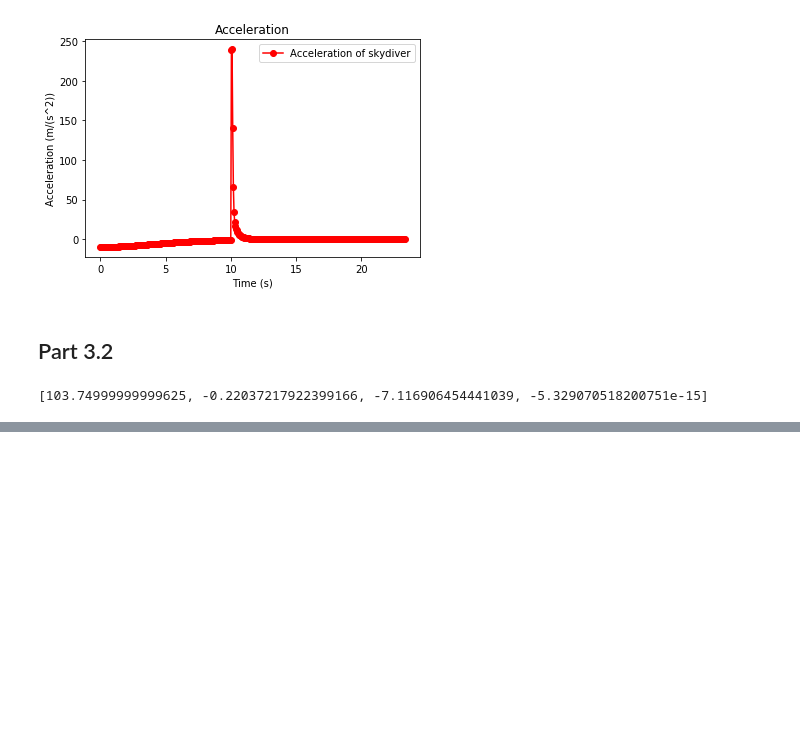
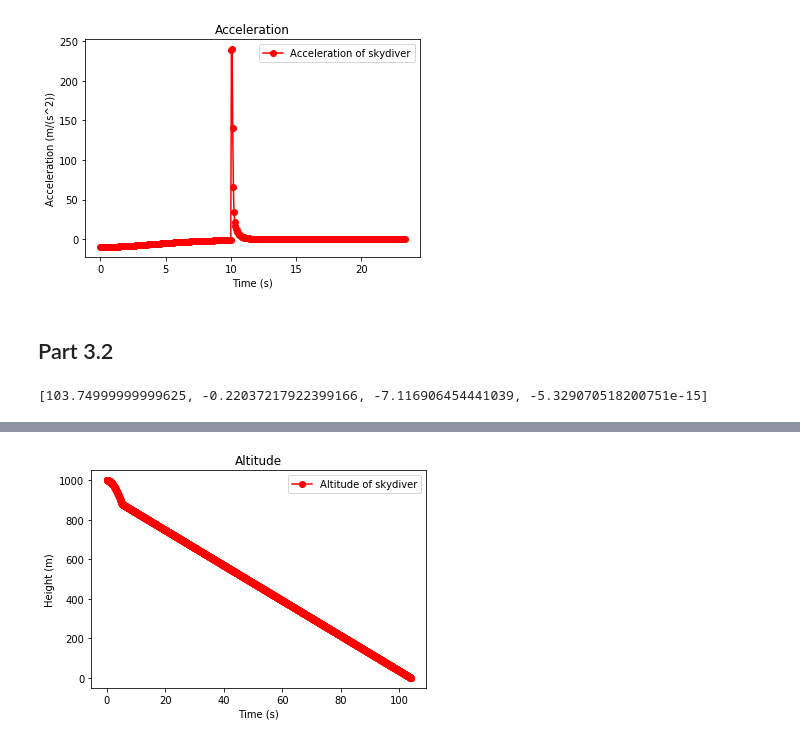
Before and after one commit to riley-martine/calc, a Jupyter notebook: Euler's Method.ipynb, the cells around one changed output, grey strips where cells are left out. Cells and saved outputs as stored; diff of their text form; code cells hidden in the pictures; blank space fills up the shorter version.

```diff
--- a/Euler's Method.ipynb
+++ b/Euler's Method.ipynb
@@ -439,3 +439,97 @@ if abs(last[2] - 6) < 1:
     disp(rowstack)
 # %% [output]
 [103.74999999999625, -0.22037217922399166, -7.116906454441039, -5.329070518200751e-15]
+# %%
+skydiver_constant = proportion_air(coefficient=0.57,
+                                   air_density=1.3,
+                                   surface_area=0.7,
+                                   mass=90)
+
+parachute_constant = proportion_air(coefficient=0.57,
+                                    air_density=1.3,
+                                    surface_area=30,
+                                    mass=90)
+#print(skydiver_constant)
+#print(parachute_constant)
+
+def next_row(previous):
+    time_p, alt_p, vel_p, acc_p = previous
+    delta_t = 0.05
+    time = time_p + delta_t
+    alt = alt_p + (vel_p * delta_t)
+    vel = vel_p + (acc_p * delta_t)
+    if time_p >= 5:
+        acc = acceleration(parachute_constant, vel_p)
+    else:
+        acc = acceleration(skydiver_constant, vel_p)
+    return [time, alt, vel, acc]
+
+
+# rows = []
+# current_row = [0, 4000, 0, -9.8]
+# for i in range(6):
+#     rows.append(current_row)
+#     current_row = next_row(current_row)
+
+#print(tabulate(rows, headers=["Time", "Altitude", "Velocity", "Acceleration"]))
+
+current_row = [0, 1000, 0, -9.8]
+all_rows = [current_row]
+close_rows = [current_row]
+while current_row[1] > 0:
+    if len(close_rows) > 5:
+        close_rows.remove(close_rows[0])
+    current_row = next_row(current_row)
+    all_rows.append(current_row)
+    close_rows.append(current_row)
+
+for i in range(5):
+    current_row = next_row(current_row)
+    close_rows.append(current_row)
+
+last = all_rows[-1]
+print(f"He was going {last[2]} m/s when he reached the altitude of {last[1]}m.")
+
+chute_row = [r for r in all_rows if abs(r[0]-3.00) < 0.0001][0]
+print(f"When the chute opened, he was {chute_row[1]}m up in the air.")
+
+print(f"He reached the ground at {last[0]}s.")
+print(f"He was going {chute_row[2]} m/s when he opened his chute.")
+
+alt_points = [(a[0], a[1]) for a in all_rows]
+vel_points = [(a[0], a[2]) for a in all_rows]
+acc_points = [(a[0], a[3]) for a in all_rows]
+
+display(HTML(tabulate(smallrowstack,
+                      headers=["Time", "Altitude",
+                               "Velocity", "Acceleration"],
+                      tablefmt='html')))
+
+
+plot(alt_points,
+     ylabel="Height (m)",
+     xlabel="Time (s)",
+     pointstr='ro-',
+     label="Altitude of skydiver",
+     title='Altitude')
+plt.legend()
+plt.show()
+
+plot(vel_points,
+     ylabel="Velocity (m/s)",
+     xlabel="Time (s)",
+     pointstr='ro-',
+     label="Velocity of skydiver",
+     title="Velocity")
+plt.legend()
+plt.show()
+
+plot(acc_points,
+     ylabel="Acceleration (m/(s^2))",
+     xlabel="Time (s)",
+     pointstr='ro-',
+     label="Acceleration of skydiver",
+     title='Acceleration')
+plt.legend()
+plt.show()
+# %% [output]
@@ -441,0 +547 @@ if abs(last[2] - 6) < 1:
+[figure, added]
```
Also changed, not shown: parts of 1 cell of this notebook.
